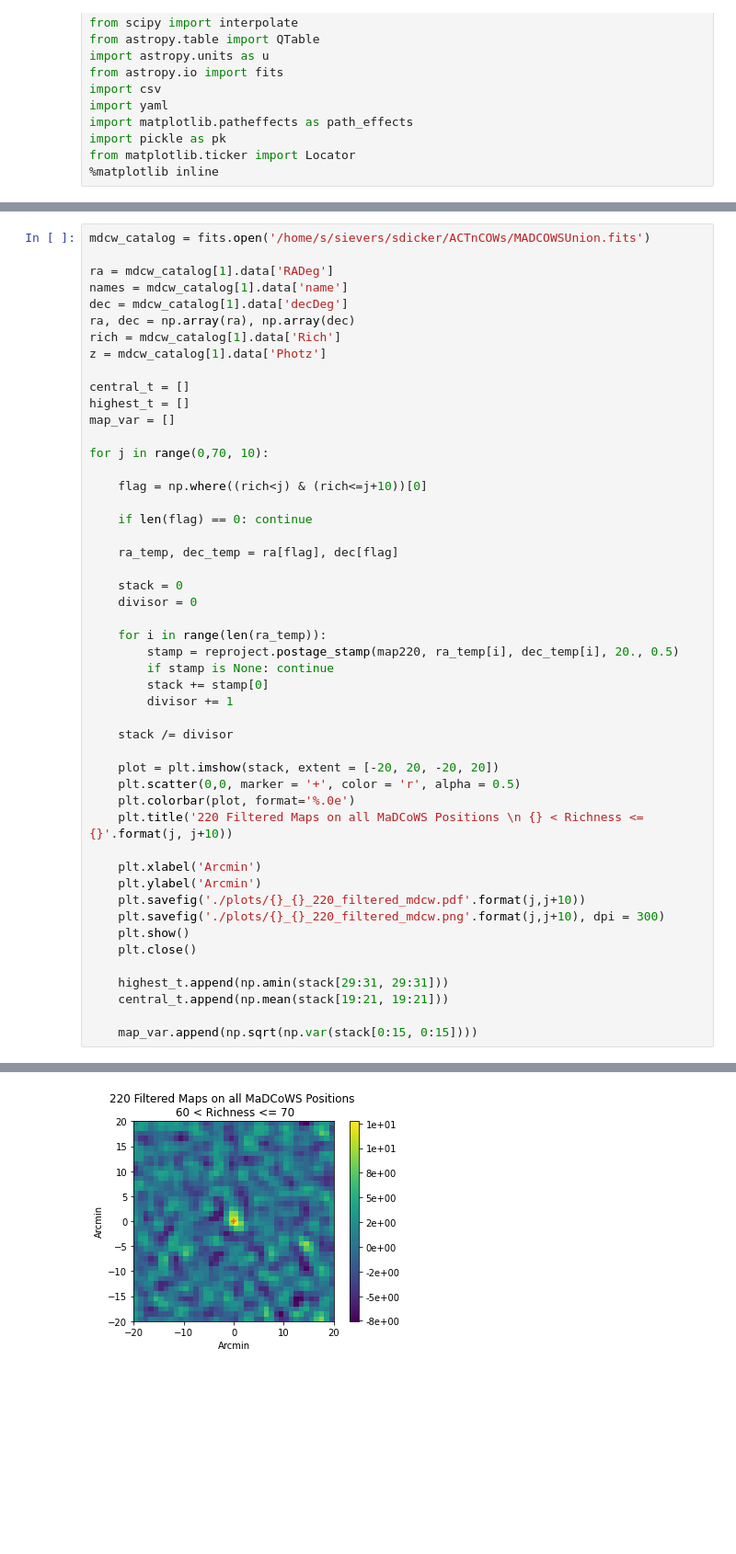
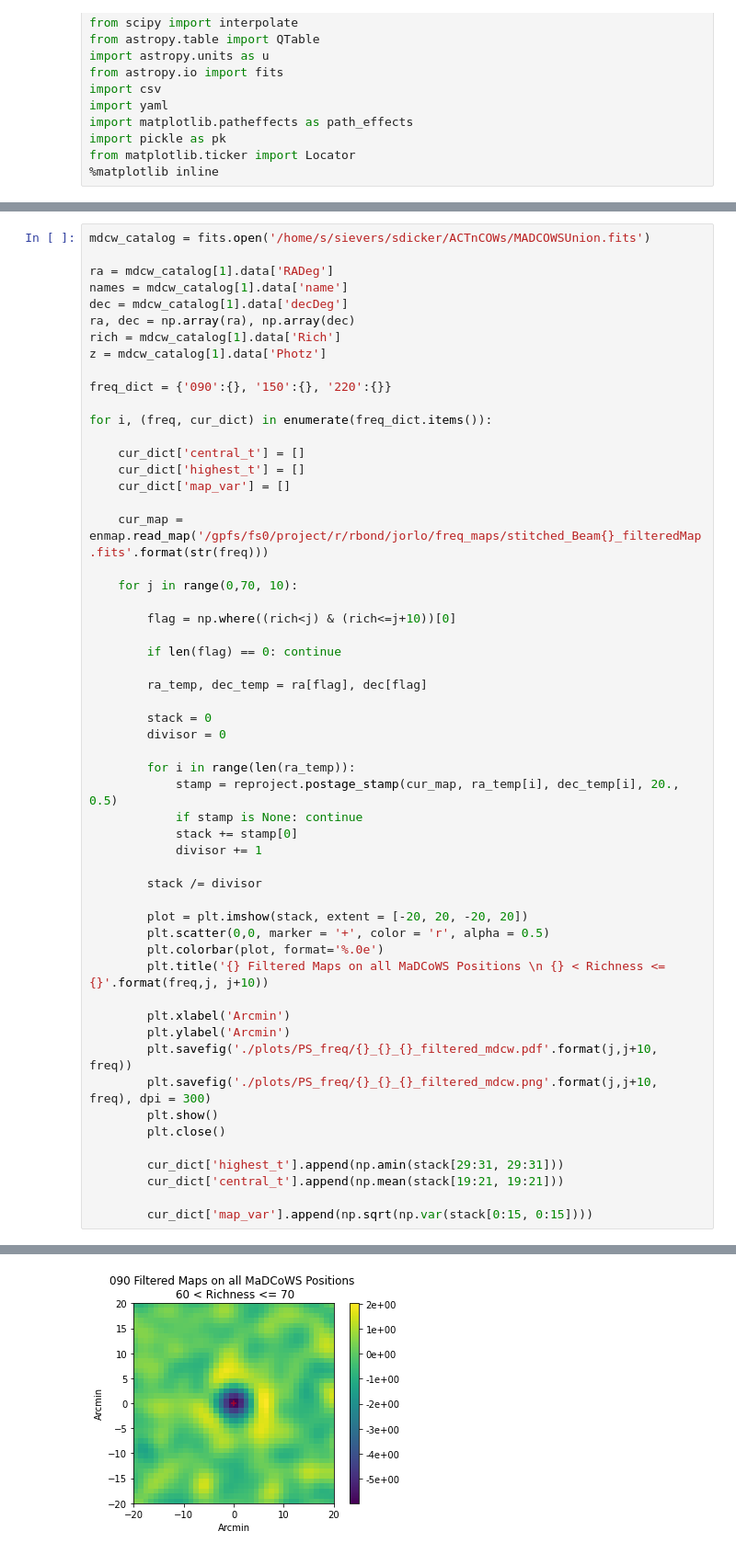
Before and after one commit to Sulla2012/madcowsclusters, a Jupyter notebook: PS Statistics.ipynb, the cells around one changed output, grey strips where cells are left out. Shown at 92% size. Cells and saved outputs as stored; diff of their text form; blank space fills up the shorter version.

```diff
--- a/PS Statistics.ipynb
+++ b/PS Statistics.ipynb
@@ -28,43 +26,49 @@ ra, dec = np.array(ra), np.array(dec)
 rich = mdcw_catalog[1].data['Rich']
 z = mdcw_catalog[1].data['Photz']
 
-central_t = []
-highest_t = []
-map_var = []
+freq_dict = {'090':{}, '150':{}, '220':{}}
 
-for j in range(0,70, 10):
+for i, (freq, cur_dict) in enumerate(freq_dict.items()):
 
-    flag = np.where((rich<j) & (rich<=j+10))[0]
+    cur_dict['central_t'] = []
+    cur_dict['highest_t'] = []
+    cur_dict['map_var'] = []
 
-    if len(flag) == 0: continue
+    cur_map = enmap.read_map('/gpfs/fs0/project/r/rbond/jorlo/freq_maps/stitched_Beam{}_filteredMap.fits'.format(str(freq)))
 
-    ra_temp, dec_temp = ra[flag], dec[flag]
+    for j in range(0,70, 10):
 
-    stack = 0
-    divisor = 0
+        flag = np.where((rich<j) & (rich<=j+10))[0]
 
-    for i in range(len(ra_temp)):
-        stamp = reproject.postage_stamp(map220, ra_temp[i], dec_temp[i], 20., 0.5)
-        if stamp is None: continue
-        stack += stamp[0]
-        divisor += 1
+        if len(flag) == 0: continue
 
-    stack /= divisor
+        ra_temp, dec_temp = ra[flag], dec[flag]
 
-    plot = plt.imshow(stack, extent = [-20, 20, -20, 20])
-    plt.scatter(0,0, marker = '+', color = 'r', alpha = 0.5)
-    plt.colorbar(plot, format='%.0e')
-    plt.title('220 Filtered Maps on all MaDCoWS Positions \n {} < Richness <= {}'.format(j, j+10))
+        stack = 0
+        divisor = 0
 
-    plt.xlabel('Arcmin')
-    plt.ylabel('Arcmin')
-    plt.savefig('./plots/{}_{}_220_filtered_mdcw.pdf'.format(j,j+10))
-    plt.savefig('./plots/{}_{}_220_filtered_mdcw.png'.format(j,j+10), dpi = 300)
-    plt.show()
-    plt.close()
+        for i in range(len(ra_temp)):
+            stamp = reproject.postage_stamp(cur_map, ra_temp[i], dec_temp[i], 20., 0.5)
+            if stamp is None: continue
+            stack += stamp[0]
+            divisor += 1
 
-    highest_t.append(np.amin(stack[29:31, 29:31]))
-    central_t.append(np.mean(stack[19:21, 19:21]))
+        stack /= divisor
 
-    map_var.append(np.sqrt(np.var(stack[0:15, 0:15])))
+        plot = plt.imshow(stack, extent = [-20, 20, -20, 20])
+        plt.scatter(0,0, marker = '+', color = 'r', alpha = 0.5)
+        plt.colorbar(plot, format='%.0e')
+        plt.title('{} Filtered Maps on all MaDCoWS Positions \n {} < Richness <= {}'.format(freq,j, j+10))
+
+        plt.xlabel('Arcmin')
+        plt.ylabel('Arcmin')
+        plt.savefig('./plots/PS_freq/{}_{}_{}_filtered_mdcw.pdf'.format(j,j+10, freq))
+        plt.savefig('./plots/PS_freq/{}_{}_{}_filtered_mdcw.png'.format(j,j+10, freq), dpi = 300)
+        plt.show()
+        plt.close()
+
+        cur_dict['highest_t'].append(np.amin(stack[29:31, 29:31]))
+        cur_dict['central_t'].append(np.mean(stack[19:21, 19:21]))
+
+        cur_dict['map_var'].append(np.sqrt(np.var(stack[0:15, 0:15])))
 # %% [output]
@@ -76 +80 @@ for j in range(0,70, 10):
-[figure, old version]
+[figure, new version]
```
Also changed, not shown: parts of 3 cells of this notebook.
